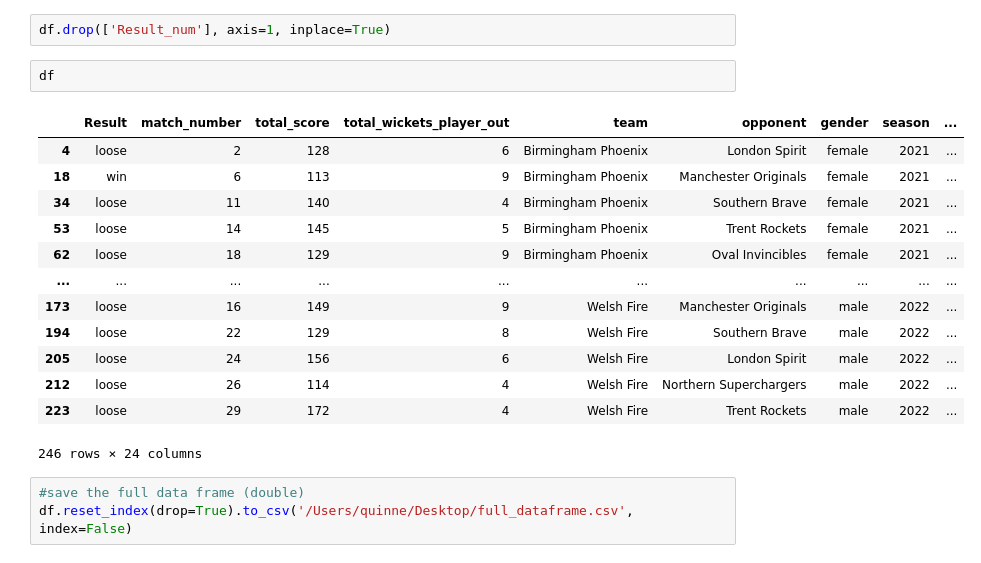
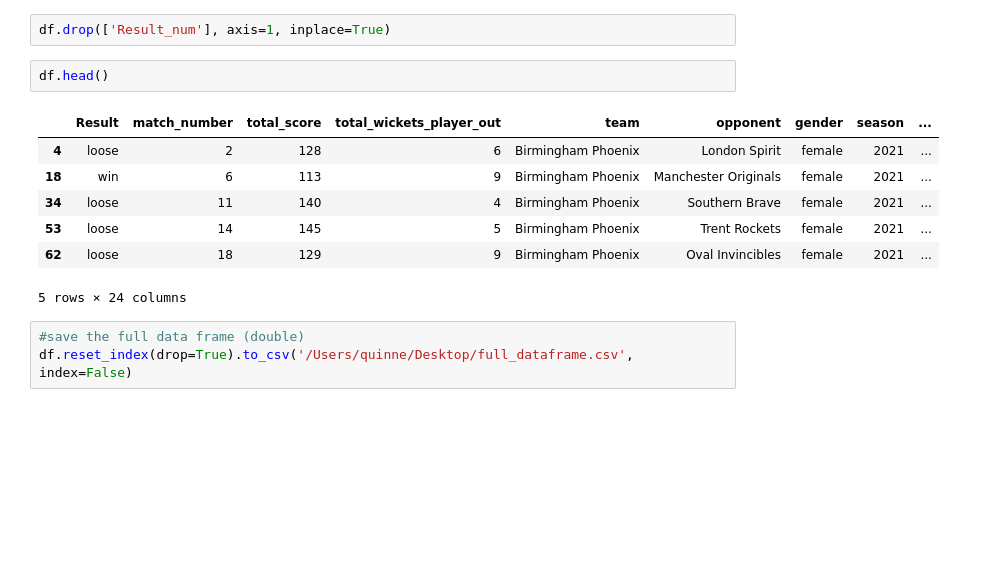
Before and after one commit to YanLin-Quinne/Data_Science_Research_Project_Draft, a Jupyter notebook: version5.0_dataframe_eda.ipynb, the cells around one changed output. Cells and saved outputs as stored; diff of their text form; blank space fills up the shorter version.

```diff
--- a/version5.0_dataframe_eda.ipynb
+++ b/version5.0_dataframe_eda.ipynb
@@ -524,21 +524,15 @@ df['last_match_result'] = df.groupby(['team', 'gender'])['Result'].shift()
 # %%
 df.drop(['Result_num'], axis=1, inplace=True)
 # %%
-df
+df.head()
 # %% [output]
 |  | Result | match_number | total_score | total_wickets_player_out | team | opponent | gender | season | ... |
 | 4 | loose | 2 | 128 | 6 | Birmingham Phoenix | London Spirit | female | 2021 | ... |
 | 18 | win | 6 | 113 | 9 | Birmingham Phoenix | Manchester Originals | female | 2021 | ... |
 | 34 | loose | 11 | 140 | 4 | Birmingham Phoenix | Southern Brave | female | 2021 | ... |
 | 53 | loose | 14 | 145 | 5 | Birmingham Phoenix | Trent Rockets | female | 2021 | ... |
 | 62 | loose | 18 | 129 | 9 | Birmingham Phoenix | Oval Invincibles | female | 2021 | ... |
-| ... | ... | ... | ... | ... | ... | ... | ... | ... | ... |
-| 173 | loose | 16 | 149 | 9 | Welsh Fire | Manchester Originals | male | 2022 | ... |
-| 194 | loose | 22 | 129 | 8 | Welsh Fire | Southern Brave | male | 2022 | ... |
-| 205 | loose | 24 | 156 | 6 | Welsh Fire | London Spirit | male | 2022 | ... |
-| 212 | loose | 26 | 114 | 4 | Welsh Fire | Northern Superchargers | male | 2022 | ... |
-| 223 | loose | 29 | 172 | 4 | Welsh Fire | Trent Rockets | male | 2022 | ... |
-246 rows × 24 columns
+5 rows × 24 columns
 # %%
 #save the full data frame (double)
 df.reset_index(drop=True).to_csv('/Users/quinne/Desktop/full_dataframe.csv', index=False)
```
Also changed, not shown: parts of 103 cells of this notebook.
